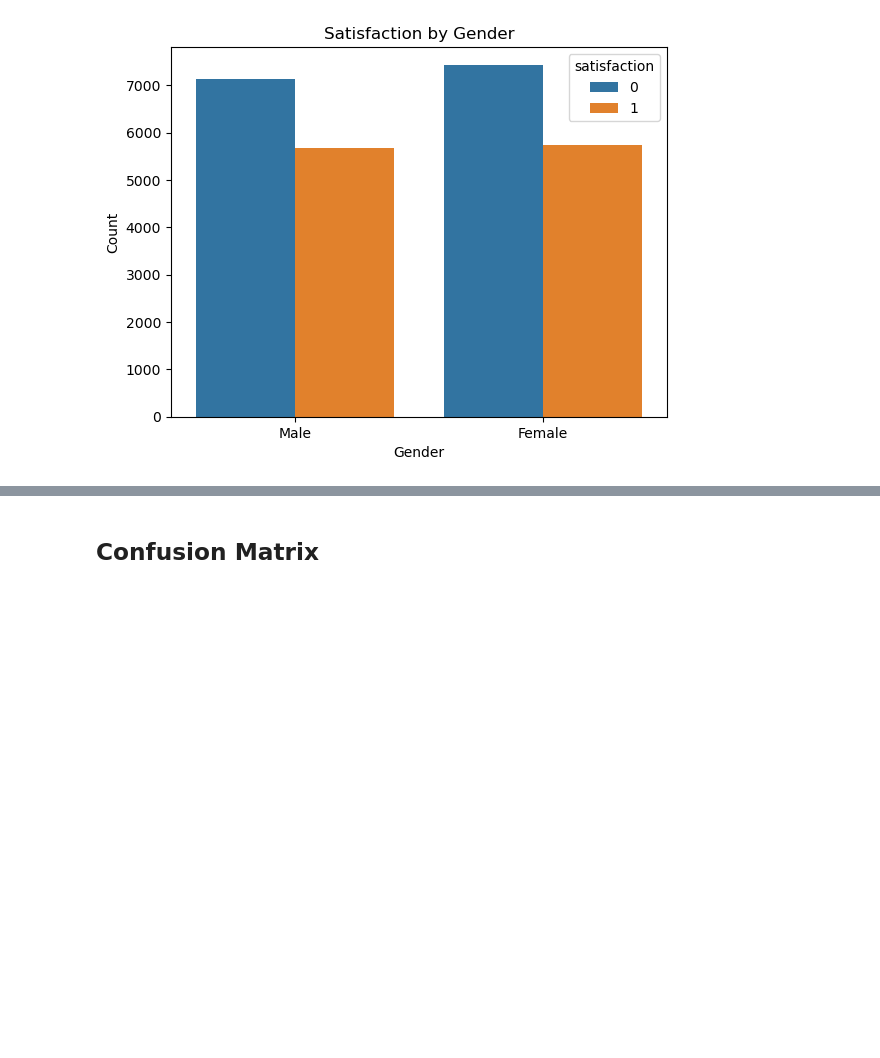
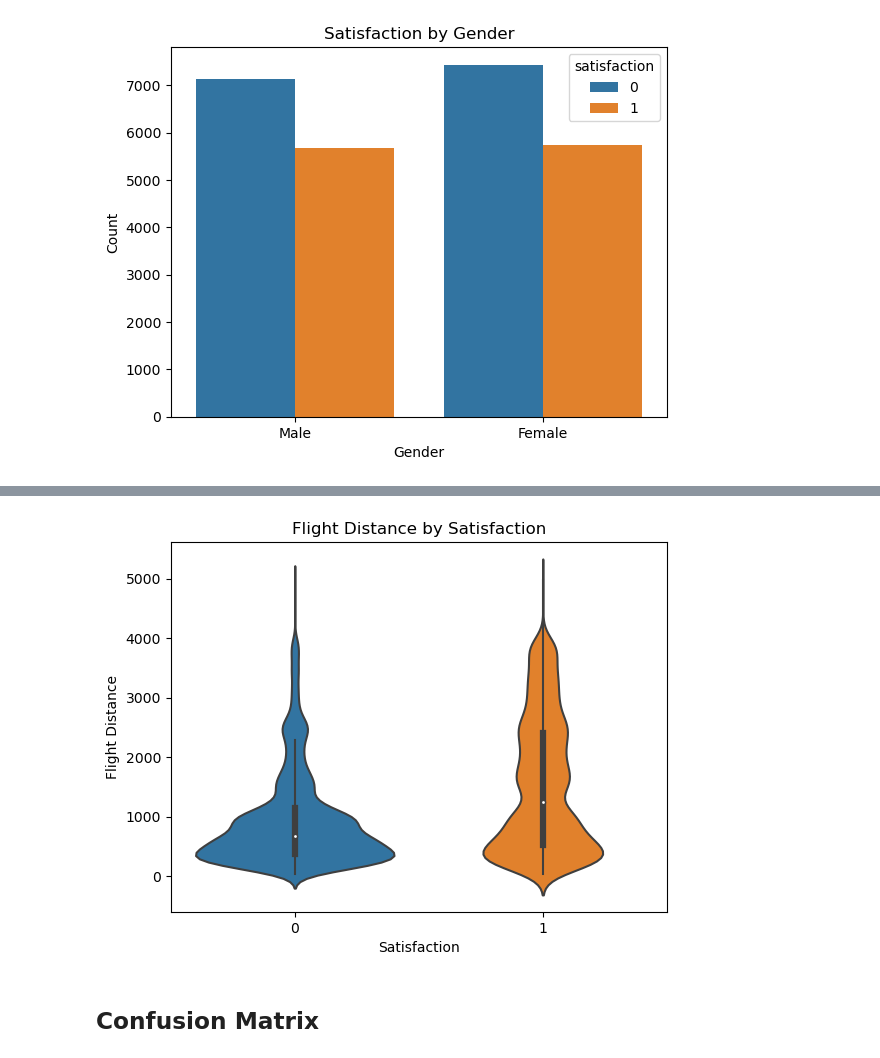
Before and after one commit to DayanAguilar/final_project_sis_int, a Jupyter notebook: neural_netowrk.ipynb, the cells around one changed output, grey strips where cells are left out. Drawn from its saved outputs; the diff is of its cells as text; code cells hidden in the pictures; blank space fills up the shorter version.

```diff
--- a/neural_netowrk.ipynb
+++ b/neural_netowrk.ipynb
@@ -228,3 +236,11 @@ plt.show()
+# %%
+sns.violinplot(x='satisfaction', y='Flight Distance', data=df)
+plt.title('Flight Distance by Satisfaction')
+plt.xlabel('Satisfaction')
+plt.ylabel('Flight Distance')
+plt.show()
+# %% [output]
+[figure, added]
 # %% [markdown]
 ## Confusion Matrix
 # %%
```
Also changed, not shown: parts of 5 cells of this notebook.
